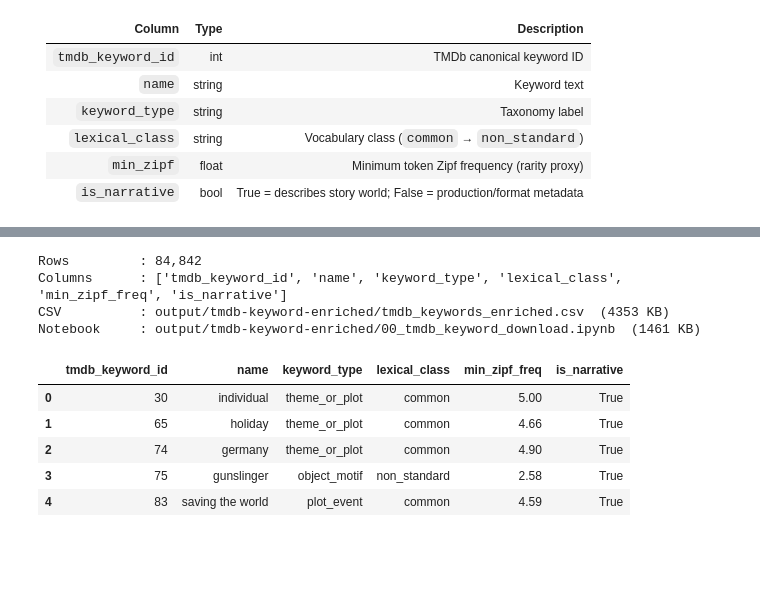
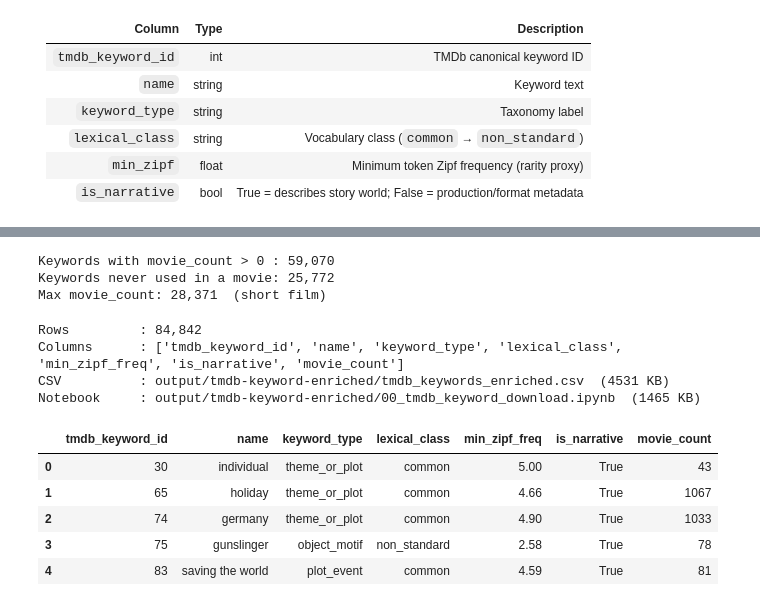
Before and after one commit to bdelanghe/imdb-kaggle, a Jupyter notebook: 00_tmdb_keyword_download.ipynb, the cells around one changed output, grey strips where cells are left out. Drawn from its saved outputs; the diff is of its cells as text; code cells hidden in the pictures; blank space fills up the shorter version.

```diff
--- a/00_tmdb_keyword_download.ipynb
+++ b/00_tmdb_keyword_download.ipynb
@@ -785,38 +790,62 @@ Final enriched schema:
+# %%
+PAIRS_FILE = Path("data/tmdb_movie_keyword_pairs.csv")
+
+if PAIRS_FILE.exists():
+    pairs = pd.read_csv(PAIRS_FILE)
+    movie_freq = (
+        pairs.groupby("tmdb_keyword_id")["tmdb_movie_id"]
+        .nunique()
+        .rename("movie_count")
+        .reset_index()
+    )
+    df = df.merge(movie_freq, on="tmdb_keyword_id", how="left")
+    df["movie_count"] = df["movie_count"].fillna(0).astype(int)
+    print(f"Keywords with movie_count > 0 : {(df['movie_count'] > 0).sum():,}")
+    print(f"Keywords never used in a movie: {(df['movie_count'] == 0).sum():,}")
+    print(f"Max movie_count: {df['movie_count'].max():,}  ({df.loc[df['movie_count'].idxmax(), 'name']})")
+else:
+    print(f"Pairs file not found: {PAIRS_FILE} — run 10_movie_keyword_pairs.ipynb first.")
+    df["movie_count"] = 0
+# %% [output]
+Keywords with movie_count > 0 : 59,070
+Keywords never used in a movie: 25,772
+Max movie_count: 28,371  (short film)
 # %%
 import os
 import shutil
 
 EXPORT_DIR = Path("output/tmdb-keyword-enriched")
 EXPORT_DIR.mkdir(parents=True, exist_ok=True)
 
-enriched = df[[
-    "tmdb_keyword_id", "name",
-    "keyword_type", "lexical_class", "min_zipf_freq", "is_narrative",
-]].copy()
+cols = ["tmdb_keyword_id", "name", "keyword_type", "lexical_class", "min_zipf_freq", "is_narrative"]
+if "movie_count" in df.columns:
+    cols.append("movie_count")
+
+enriched = df[cols].copy()
 
 out_path = EXPORT_DIR / "tmdb_keywords_enriched.csv"
 enriched.to_csv(out_path, index=False)
 
 # Include the notebook so consumers can see exactly how the data was produced
 nb_src = Path("00_tmdb_keyword_download.ipynb")
 shutil.copy(nb_src, EXPORT_DIR / nb_src.name)
 
 print(f"Rows         : {len(enriched):,}")
 print(f"Columns      : {list(enriched.columns)}")
 print(f"CSV          : {out_path}  ({out_path.stat().st_size / 1024:.0f} KB)")
 print(f"Notebook     : {EXPORT_DIR / nb_src.name}  ({(EXPORT_DIR / nb_src.name).stat().st_size / 1024:.0f} KB)")
 enriched.head(5)
 # %% [output]
 Rows         : 84,842
-Columns      : ['tmdb_keyword_id', 'name', 'keyword_type', 'lexical_class', 'min_zipf_freq', 'is_narrative']
-CSV          : output/tmdb-keyword-enriched/tmdb_keywords_enriched.csv  (4353 KB)
-Notebook     : output/tmdb-keyword-enriched/00_tmdb_keyword_download.ipynb  (1461 KB)
+Columns      : ['tmdb_keyword_id', 'name', 'keyword_type', 'lexical_class', 'min_zipf_freq', 'is_narrative', 'movie_count']
+CSV          : output/tmdb-keyword-enriched/tmdb_keywords_enriched.csv  (4531 KB)
+Notebook     : output/tmdb-keyword-enriched/00_tmdb_keyword_download.ipynb  (1465 KB)
-|  | tmdb_keyword_id | name | keyword_type | lexical_class | min_zipf_freq | is_narrative |
-| 0 | 30 | individual | theme_or_plot | common | 5.00 | True |
-| 1 | 65 | holiday | theme_or_plot | common | 4.66 | True |
-| 2 | 74 | germany | theme_or_plot | common | 4.90 | True |
-| 3 | 75 | gunslinger | object_motif | non_standard | 2.58 | True |
-| 4 | 83 | saving the world | plot_event | common | 4.59 | True |
+|  | tmdb_keyword_id | name | keyword_type | lexical_class | min_zipf_freq | is_narrative | movie_count |
+| 0 | 30 | individual | theme_or_plot | common | 5.00 | True | 43 |
+| 1 | 65 | holiday | theme_or_plot | common | 4.66 | True | 1067 |
+| 2 | 74 | germany | theme_or_plot | common | 4.90 | True | 1033 |
+| 3 | 75 | gunslinger | object_motif | non_standard | 2.58 | True | 78 |
+| 4 | 83 | saving the world | plot_event | common | 4.59 | True | 81 |
 # %%
 # Upload to Kaggle via kagglehub (>= 0.4.1)
 # Requires KAGGLE_TOKEN env var — generate at kaggle.com/settings.
```
Also changed, not shown: parts of 3 cells of this notebook.
